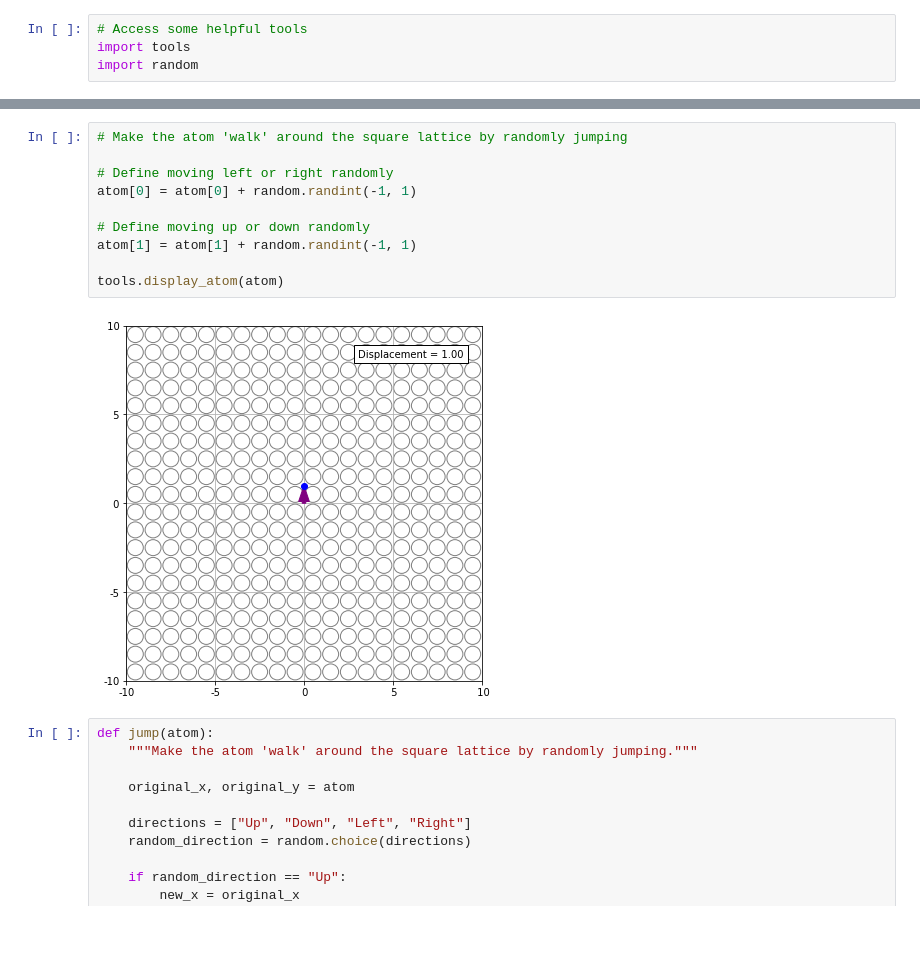
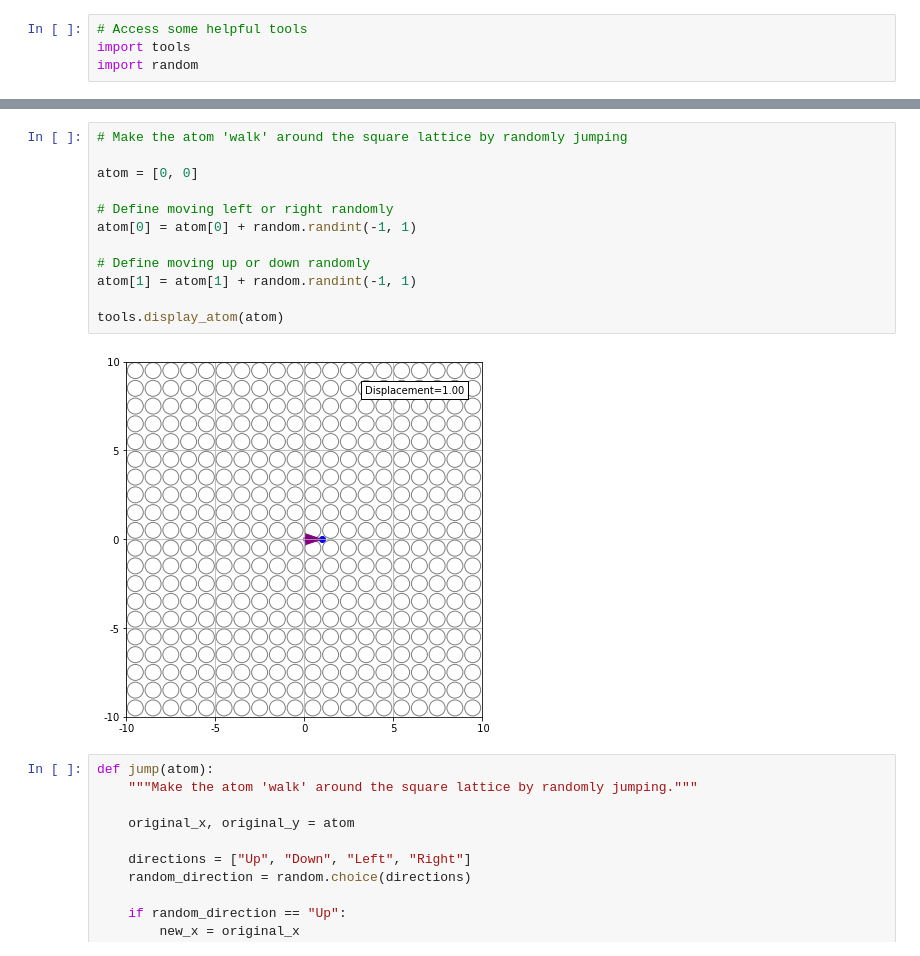
Before and after one commit to McMasterCMS/random-walk-diffusion, a Jupyter notebook: master_notebook.ipynb, the cells around one changed output, grey strips where cells are left out. Saved outputs shown, nothing was run; the diff lists cells and outputs as text.

```diff
--- a/master_notebook.ipynb
+++ b/master_notebook.ipynb
@@ -14,15 +14,17 @@ tools.display_atom(atom)
 # %%
 # Make the atom 'walk' around the square lattice by randomly jumping
+
+atom = [0, 0]
 
 # Define moving left or right randomly
 atom[0] = atom[0] + random.randint(-1, 1)
 
 # Define moving up or down randomly
 atom[1] = atom[1] + random.randint(-1, 1)
 
 tools.display_atom(atom)
 # %% [output]
-[figure, old version]
+[figure, new version]
 # %%
 def jump(atom):
     """Make the atom 'walk' around the square lattice by randomly jumping."""
```
Also changed, not shown: parts of 6 cells of this notebook, 1 other file.
